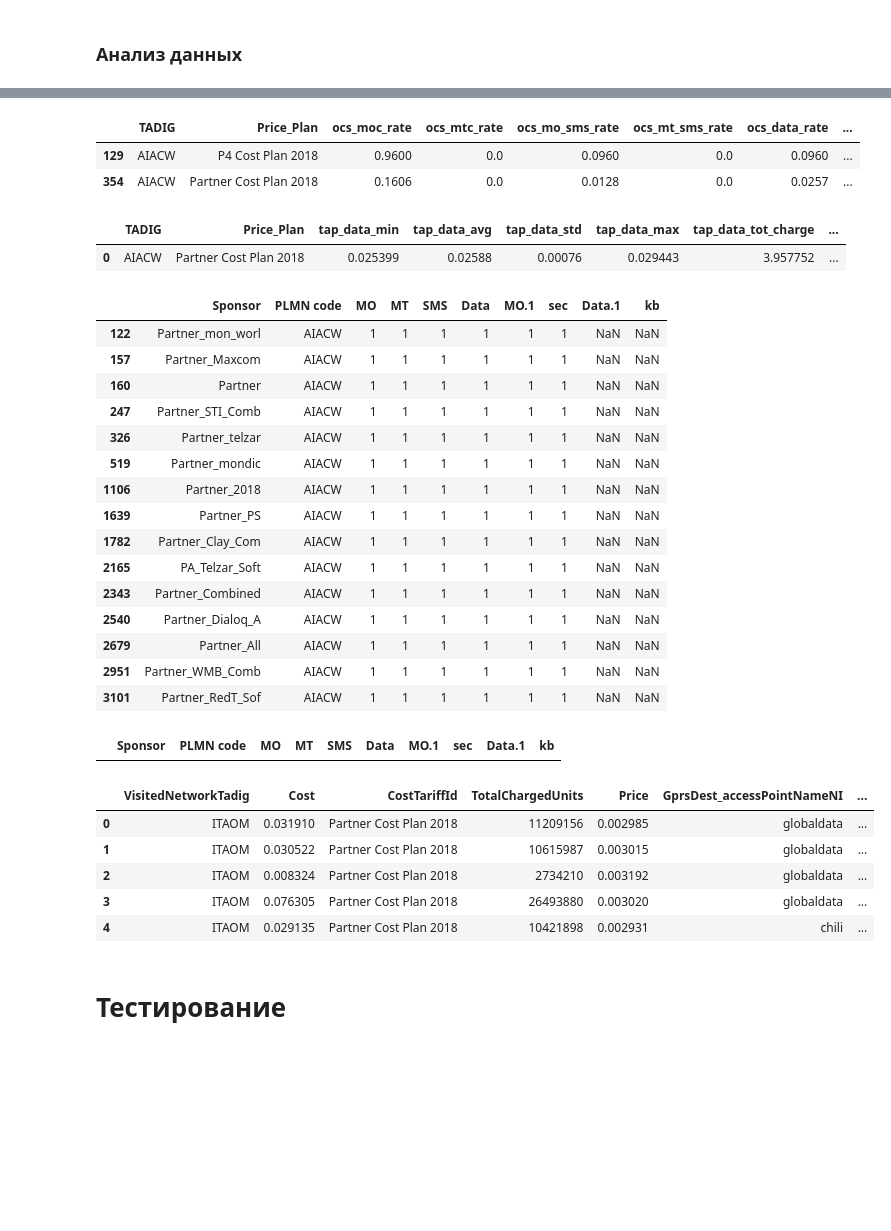
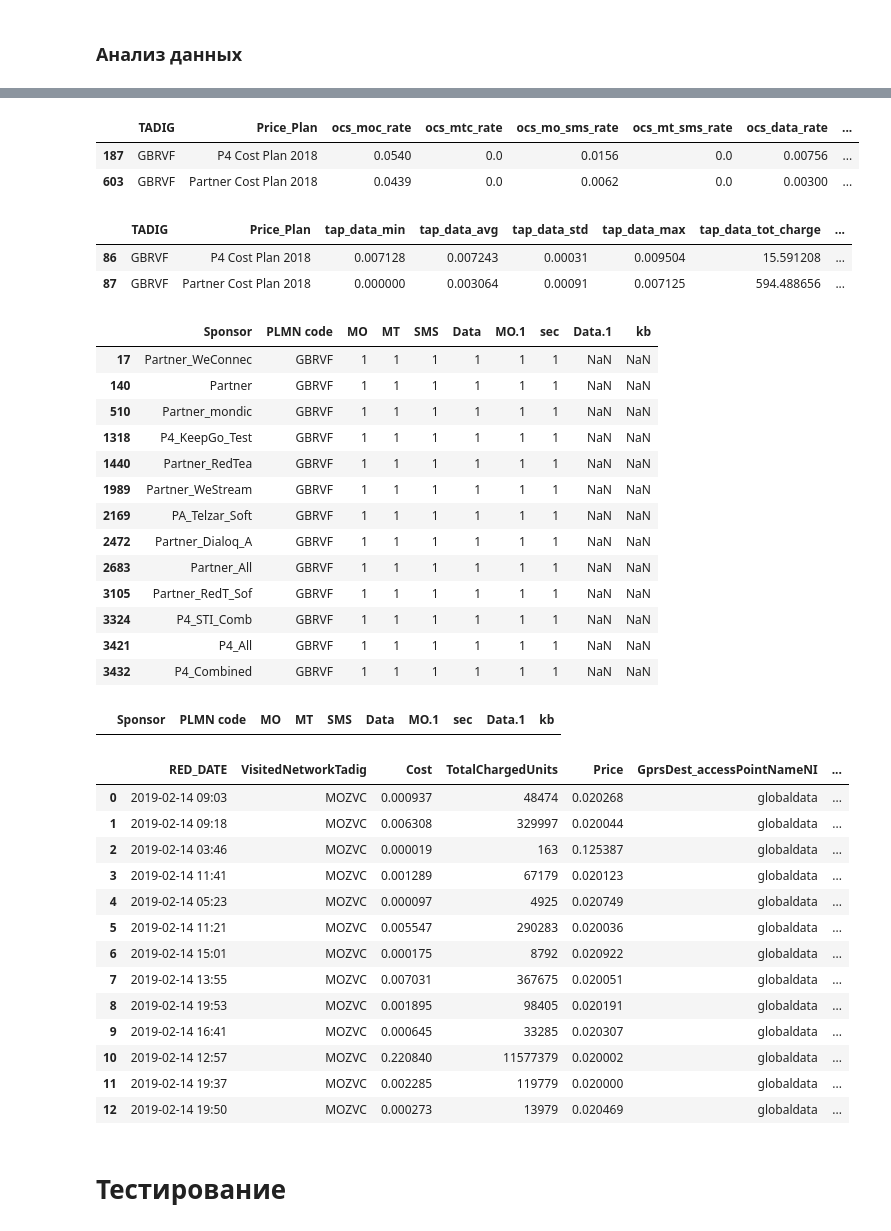
Before and after one commit to balobinp/RB_BD, a Jupyter notebook: RB_REPORTS_and_ANALYSIS_Python3.ipynb, the cells around one changed output, grey strips where cells are left out. Drawn from its saved outputs; the diff is of its cells as text; code cells hidden in the pictures; blank space fills up the shorter version.

```diff
--- a/RB_REPORTS_and_ANALYSIS_Python3.ipynb
+++ b/RB_REPORTS_and_ANALYSIS_Python3.ipynb
@@ -206,33 +209,32 @@ df[(df.tap_data_tot_charge > tap_data_tot_charge_threshold)&(df.pct_diff > tap_o
 # %%
 # Анализ данных по Allowed list в DMI и тарифов в OCS
 
-tadig = 'AIACW'
+tadig = 'GBRVF'
 
 display(df_ocs_tariff[df_ocs_tariff.TADIG == tadig])
 display(df[df.TADIG == tadig])
 display(df_al[(df_al['PLMN code'] == tadig) & (df_al['Sponsor'].str.contains('', na=False))])
 # %% [output]
 |  | TADIG | Price_Plan | ocs_moc_rate | ocs_mtc_rate | ocs_mo_sms_rate | ocs_mt_sms_rate | ocs_data_rate | ... |
-| 129 | AIACW | P4 Cost Plan 2018 | 0.9600 | 0.0 | 0.0960 | 0.0 | 0.0960 | ... |
-| 354 | AIACW | Partner Cost Plan 2018 | 0.1606 | 0.0 | 0.0128 | 0.0 | 0.0257 | ... |
+| 187 | GBRVF | P4 Cost Plan 2018 | 0.0540 | 0.0 | 0.0156 | 0.0 | 0.00756 | ... |
+| 603 | GBRVF | Partner Cost Plan 2018 | 0.0439 | 0.0 | 0.0062 | 0.0 | 0.00300 | ... |
 |  | TADIG | Price_Plan | tap_data_min | tap_data_avg | tap_data_std | tap_data_max | tap_data_tot_charge | ... |
-| 0 | AIACW | Partner Cost Plan 2018 | 0.025399 | 0.02588 | 0.00076 | 0.029443 | 3.957752 | ... |
+| 86 | GBRVF | P4 Cost Plan 2018 | 0.007128 | 0.007243 | 0.00031 | 0.009504 | 15.591208 | ... |
+| 87 | GBRVF | Partner Cost Plan 2018 | 0.000000 | 0.003064 | 0.00091 | 0.007125 | 594.488656 | ... |
 |  | Sponsor | PLMN code | MO | MT | SMS | Data | MO.1 | sec | Data.1 | kb |
-| 122 | Partner_mon_worl | AIACW | 1 | 1 | 1 | 1 | 1 | 1 | NaN | NaN |
-| 157 | Partner_Maxcom | AIACW | 1 | 1 | 1 | 1 | 1 | 1 | NaN | NaN |
-| 160 | Partner | AIACW | 1 | 1 | 1 | 1 | 1 | 1 | NaN | NaN |
-| 247 | Partner_STI_Comb | AIACW | 1 | 1 | 1 | 1 | 1 | 1 | NaN | NaN |
-| 326 | Partner_telzar | AIACW | 1 | 1 | 1 | 1 | 1 | 1 | NaN | NaN |
-| 519 | Partner_mondic | AIACW | 1 | 1 | 1 | 1 | 1 | 1 | NaN | NaN |
-| 1106 | Partner_2018 | AIACW | 1 | 1 | 1 | 1 | 1 | 1 | NaN | NaN |
-| 1639 | Partner_PS | AIACW | 1 | 1 | 1 | 1 | 1 | 1 | NaN | NaN |
-| 1782 | Partner_Clay_Com | AIACW | 1 | 1 | 1 | 1 | 1 | 1 | NaN | NaN |
-| 2165 | PA_Telzar_Soft | AIACW | 1 | 1 | 1 | 1 | 1 | 1 | NaN | NaN |
-| 2343 | Partner_Combined | AIACW | 1 | 1 | 1 | 1 | 1 | 1 | NaN | NaN |
-| 2540 | Partner_Dialoq_A | AIACW | 1 | 1 | 1 | 1 | 1 | 1 | NaN | NaN |
-| 2679 | Partner_All | AIACW | 1 | 1 | 1 | 1 | 1 | 1 | NaN | NaN |
-| 2951 | Partner_WMB_Comb | AIACW | 1 | 1 | 1 | 1 | 1 | 1 | NaN | NaN |
-| 3101 | Partner_RedT_Sof | AIACW | 1 | 1 | 1 | 1 | 1 | 1 | NaN | NaN |
+| 17 | Partner_WeConnec | GBRVF | 1 | 1 | 1 | 1 | 1 | 1 | NaN | NaN |
+| 140 | Partner | GBRVF | 1 | 1 | 1 | 1 | 1 | 1 | NaN | NaN |
+| 510 | Partner_mondic | GBRVF | 1 | 1 | 1 | 1 | 1 | 1 | NaN | NaN |
+| 1318 | P4_KeepGo_Test | GBRVF | 1 | 1 | 1 | 1 | 1 | 1 | NaN | NaN |
+| 1440 | Partner_RedTea | GBRVF | 1 | 1 | 1 | 1 | 1 | 1 | NaN | NaN |
+| 1989 | Partner_WeStream | GBRVF | 1 | 1 | 1 | 1 | 1 | 1 | NaN | NaN |
+| 2169 | PA_Telzar_Soft | GBRVF | 1 | 1 | 1 | 1 | 1 | 1 | NaN | NaN |
+| 2472 | Partner_Dialoq_A | GBRVF | 1 | 1 | 1 | 1 | 1 | 1 | NaN | NaN |
+| 2683 | Partner_All | GBRVF | 1 | 1 | 1 | 1 | 1 | 1 | NaN | NaN |
+| 3105 | Partner_RedT_Sof | GBRVF | 1 | 1 | 1 | 1 | 1 | 1 | NaN | NaN |
+| 3324 | P4_STI_Comb | GBRVF | 1 | 1 | 1 | 1 | 1 | 1 | NaN | NaN |
+| 3421 | P4_All | GBRVF | 1 | 1 | 1 | 1 | 1 | 1 | NaN | NaN |
+| 3432 | P4_Combined | GBRVF | 1 | 1 | 1 | 1 | 1 | 1 | NaN | NaN |
 # %%
 df_al[(df_al['PLMN code'].str.startswith('PRI', na=False)) & (df_al['Sponsor'].str.contains('Partner', na=False))]
 # %% [output]
@@ -240,37 +242,46 @@ df_al[(df_al['PLMN code'].str.startswith('PRI', na=False)) & (df_al['Sponsor'].s
 # %%
 #Анализ данных из BSS по заданному тарифу
 
 cnxn = mysql.connector.connect(user='noc', password='WcQUzkXiXwoxnFfGnRxb',host='172.18.11.40',database='BSS')
 
 sql_srt=\
 '''
 SELECT
-VisitedNetworkTadig
+DATE_FORMAT(Search_utcTimeStamp, "%Y-%m-%d %H:%i") AS RED_DATE
+,VisitedNetworkTadig
 ,Cost
 ,CostTariffId
 ,TotalChargedUnits
 ,(Cost*1024*1024)/TotalChargedUnits AS Price
 ,GprsDest_accessPointNameNI
 ,InTapFileName
 ,OutTapFileName
 FROM TAP.GPRS_CALL
 WHERE
 TreatedTimestampUtc > 20190201000000
-AND VisitedNetworkTadig = 'ITAOM' AND Cost > 0
+AND VisitedNetworkTadig = 'MOZVC' AND Cost > 0
 AND CostTariffId LIKE 'Partner%'
 LIMIT 300
 '''
 
 df_tap = pd.read_sql_query(sql_srt, cnxn)
 cnxn.close()
-df_tap.head()
+df_tap.take([0,1,2,4,5,6,7],axis=1).head()
 # %% [output]
-|  | VisitedNetworkTadig | Cost | CostTariffId | TotalChargedUnits | Price | GprsDest_accessPointNameNI | ... |
-| 0 | ITAOM | 0.031910 | Partner Cost Plan 2018 | 11209156 | 0.002985 | globaldata | ... |
-| 1 | ITAOM | 0.030522 | Partner Cost Plan 2018 | 10615987 | 0.003015 | globaldata | ... |
-| 2 | ITAOM | 0.008324 | Partner Cost Plan 2018 | 2734210 | 0.003192 | globaldata | ... |
-| 3 | ITAOM | 0.076305 | Partner Cost Plan 2018 | 26493880 | 0.003020 | globaldata | ... |
-| 4 | ITAOM | 0.029135 | Partner Cost Plan 2018 | 10421898 | 0.002931 | chili | ... |
+|  | RED_DATE | VisitedNetworkTadig | Cost | TotalChargedUnits | Price | GprsDest_accessPointNameNI | ... |
+| 0 | 2019-02-14 09:03 | MOZVC | 0.000937 | 48474 | 0.020268 | globaldata | ... |
+| 1 | 2019-02-14 09:18 | MOZVC | 0.006308 | 329997 | 0.020044 | globaldata | ... |
+| 2 | 2019-02-14 03:46 | MOZVC | 0.000019 | 163 | 0.125387 | globaldata | ... |
+| 3 | 2019-02-14 11:41 | MOZVC | 0.001289 | 67179 | 0.020123 | globaldata | ... |
+| 4 | 2019-02-14 05:23 | MOZVC | 0.000097 | 4925 | 0.020749 | globaldata | ... |
+| 5 | 2019-02-14 11:21 | MOZVC | 0.005547 | 290283 | 0.020036 | globaldata | ... |
+| 6 | 2019-02-14 15:01 | MOZVC | 0.000175 | 8792 | 0.020922 | globaldata | ... |
+| 7 | 2019-02-14 13:55 | MOZVC | 0.007031 | 367675 | 0.020051 | globaldata | ... |
+| 8 | 2019-02-14 19:53 | MOZVC | 0.001895 | 98405 | 0.020191 | globaldata | ... |
+| 9 | 2019-02-14 16:41 | MOZVC | 0.000645 | 33285 | 0.020307 | globaldata | ... |
+| 10 | 2019-02-14 12:57 | MOZVC | 0.220840 | 11577379 | 0.020002 | globaldata | ... |
+| 11 | 2019-02-14 19:37 | MOZVC | 0.002285 | 119779 | 0.020000 | globaldata | ... |
+| 12 | 2019-02-14 19:50 | MOZVC | 0.000273 | 13979 | 0.020469 | globaldata | ... |
 # %% [markdown]
 # Тестирование
 # %% [markdown]
```
Also changed, not shown: parts of 5 cells of this notebook, 4 other files.
